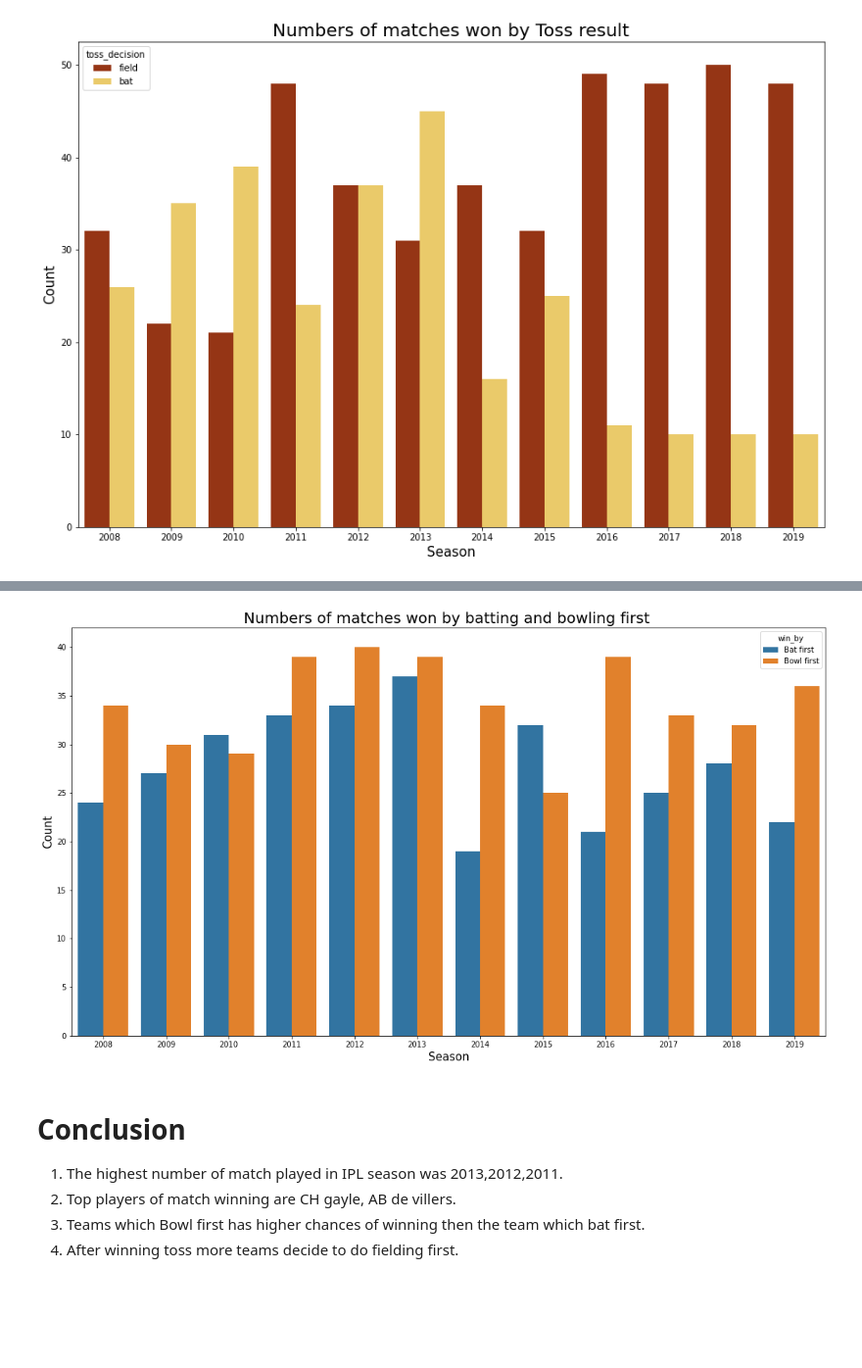
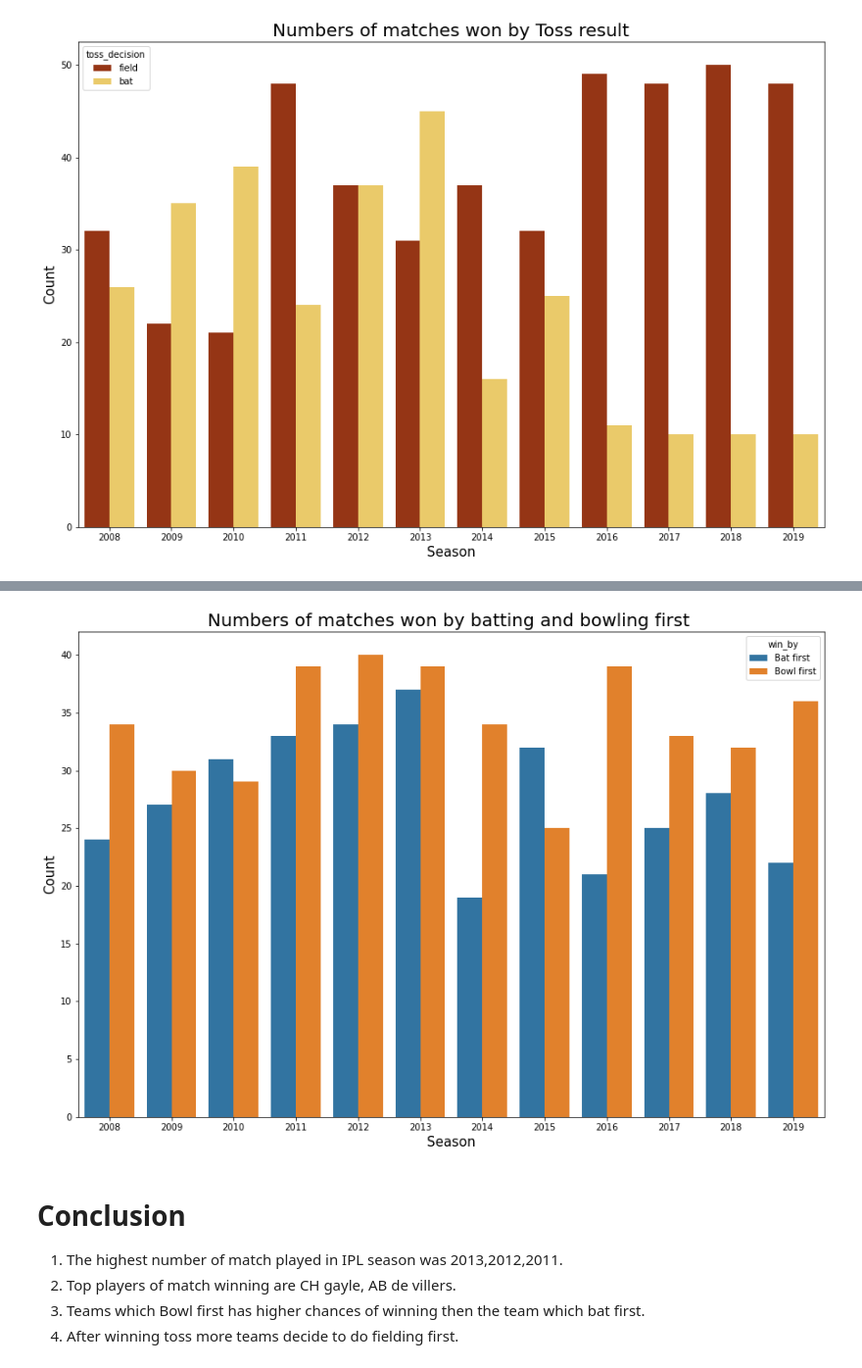
Before and after one commit to mariamloukili/Exploratory-Data-Analysis-EDA-Task5-Sparks-Foundation, a Jupyter notebook: Exploratory_Data_Analysis_(EDA)_Task5_Sparks_Foundation.ipynb, the cells around one changed output, grey strips where cells are left out. Shown at 98% size. Saved outputs shown, nothing was run; the diff lists cells and outputs as text; code cells hidden in the pictures; blank space fills up the shorter version.

```diff
--- a/Exploratory_Data_Analysis_(EDA)_Task5_Sparks_Foundation.ipynb
+++ b/Exploratory_Data_Analysis_(EDA)_Task5_Sparks_Foundation.ipynb
@@ -439,14 +439,14 @@ Name: winner, dtype: int64
 # %%
 matches_db['win_by']=np.where(matches_db['win_by_runs']>0,'Bat first','Bowl first')
 # %%
-plt.figure(figsize = (18,10))
+plt.figure(figsize = (15,10))
 sns.countplot('season',hue='win_by',data=matches_db)
 plt.title("Numbers of matches won by batting and bowling first ",fontsize=20)
 plt.xlabel("Season",fontsize=15)
 plt.ylabel("Count",fontsize=15)
 plt.show()
 # %% [output]
-[figure, old version]
+[figure, new version]
 # %% [markdown]
 # **Conclusion**
 
```
